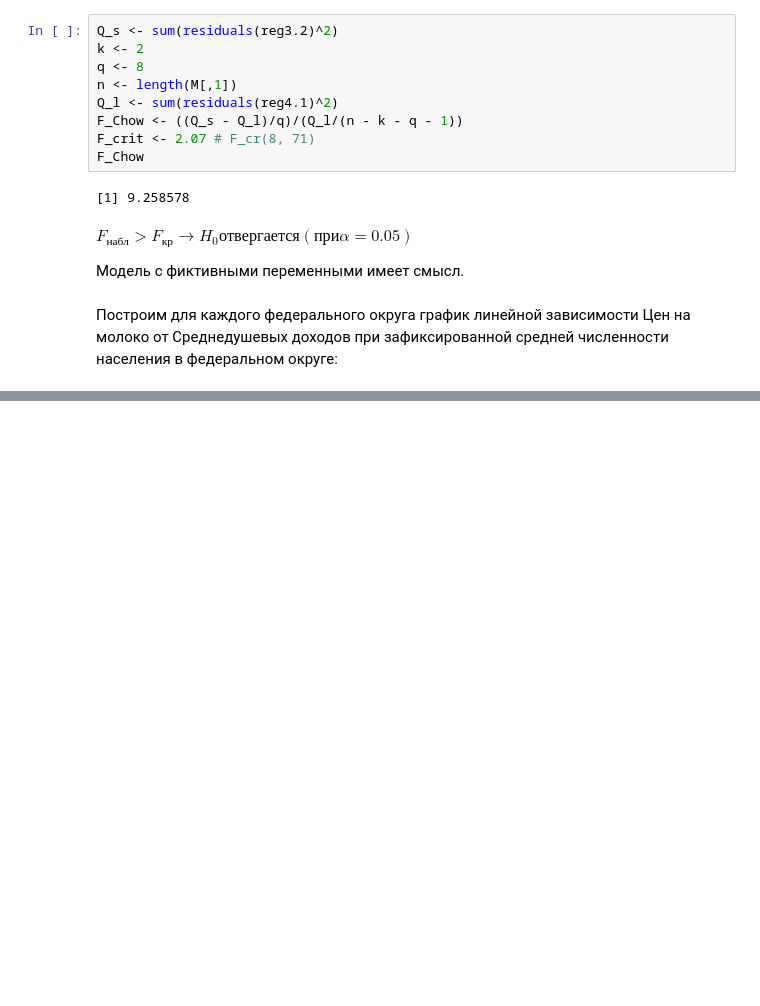
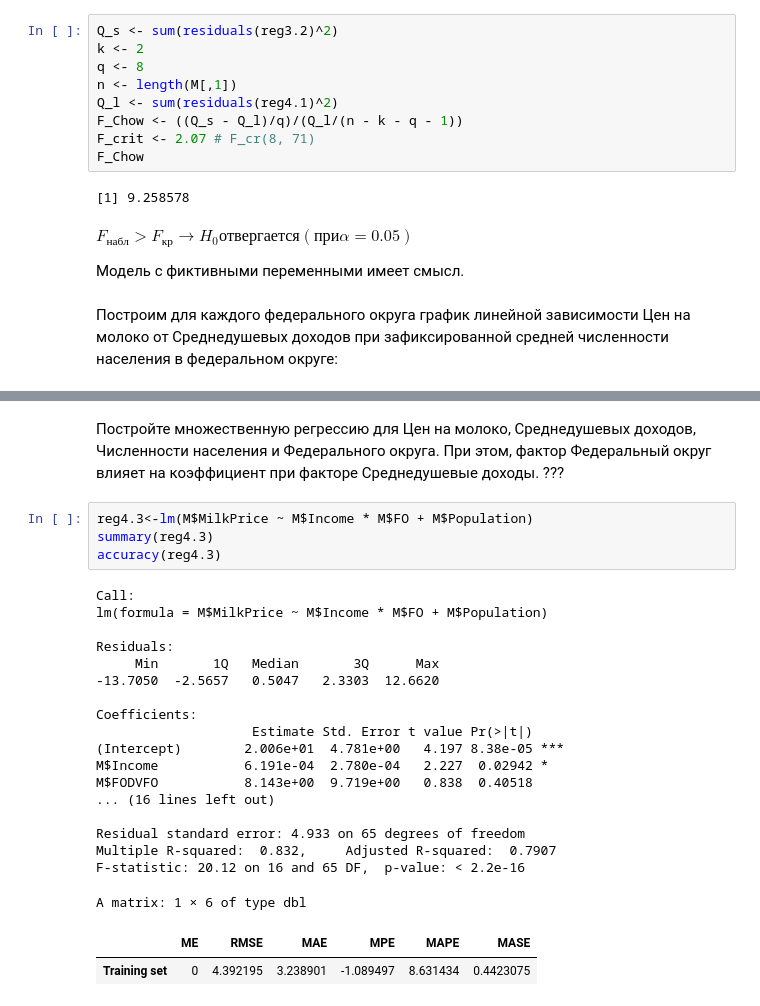
Before and after one commit to evershin104/ecomometrics, a Jupyter notebook: lab5.ipynb, the cells around one changed output, grey strips where cells are left out. Drawn from its saved outputs; the diff is of its cells as text; blank space fills up the shorter version.

```diff
--- a/lab5.ipynb
+++ b/lab5.ipynb
@@ -421,0 +521,29 @@ legend(10000,83,legend = c("CFO","UFO","SZFO","YuFO","PFO","SKFO","SFO","DVFO"),
+# %% [markdown]
+Постройте множественную регрессию для Цен на молоко, Среднедушевых
+доходов, Численности населения и Федерального округа. При этом, фактор
+Федеральный округ влияет на коэффициент при факторе Среднедушевые доходы. ???
+# %%
+reg4.3<-lm(M$MilkPrice ~ M$Income * M$FO + M$Population)
+summary(reg4.3)
+accuracy(reg4.3)
+# %% [output]
+Call:
+lm(formula = M$MilkPrice ~ M$Income * M$FO + M$Population)
+
+Residuals:
+     Min       1Q   Median       3Q      Max
+-13.7050  -2.5657   0.5047   2.3303  12.6620
+
+Coefficients:
+                    Estimate Std. Error t value Pr(>|t|)
+(Intercept)        2.006e+01  4.781e+00   4.197 8.38e-05 ***
+M$Income           6.191e-04  2.780e-04   2.227  0.02942 *
+M$FODVFO           8.143e+00  9.719e+00   0.838  0.40518
+... (16 lines left out)
+
+Residual standard error: 4.933 on 65 degrees of freedom
+Multiple R-squared:  0.832,     Adjusted R-squared:  0.7907
+F-statistic: 20.12 on 16 and 65 DF,  p-value: < 2.2e-16
+A matrix: 1 × 6 of type dbl
+|  | ME | RMSE | MAE | MPE | MAPE | MASE |
+| Training set | 0 | 4.392195 | 3.238901 | -1.089497 | 8.631434 | 0.4423075 |
```
Also changed, not shown: parts of 26 cells of this notebook.
